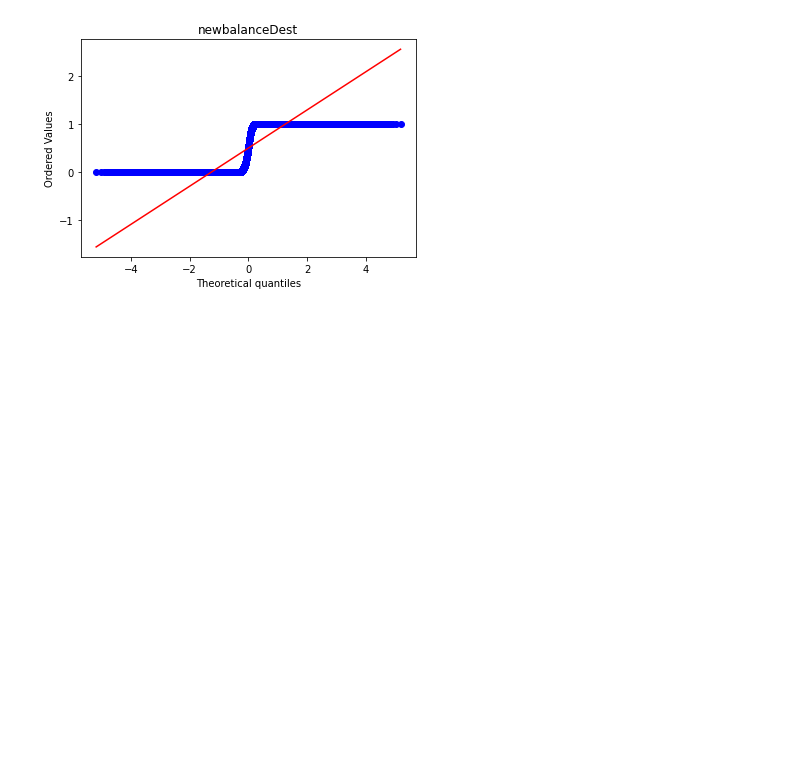
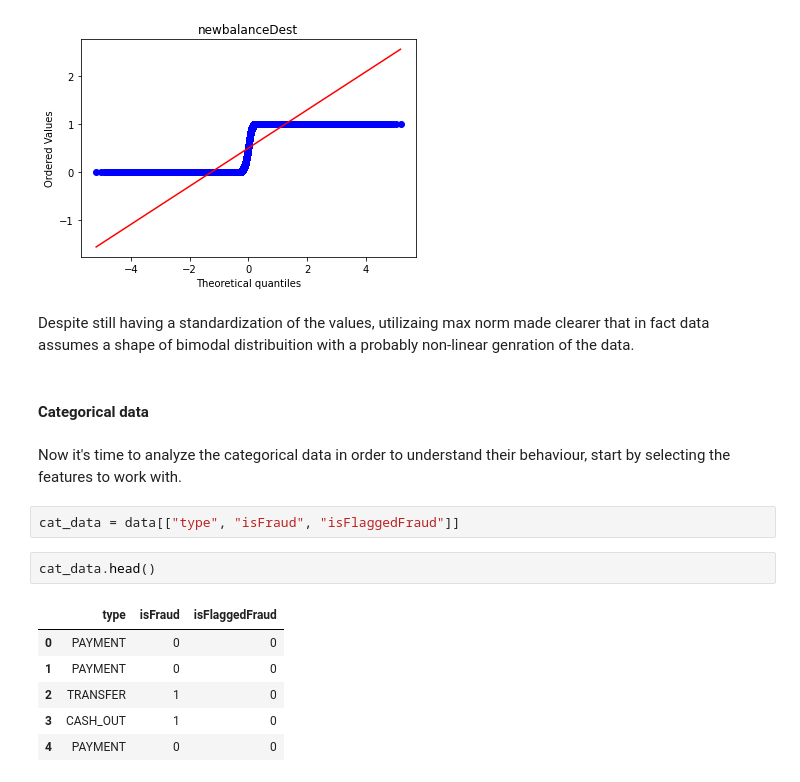
Before and after one commit to romulocrp/ml-projects, a Jupyter notebook: beg/online-payments-fraud-detection/project.ipynb, the cells around one changed output. Saved outputs shown, nothing was run; the diff lists cells and outputs as text; blank space fills up the shorter version.

Commit message:
Fixed typos, reestructure the content and univariate categorical analysis.

```diff
--- a/beg/online-payments-fraud-detection/project.ipynb
+++ b/beg/online-payments-fraud-detection/project.ipynb
@@ -369,3 +369,20 @@ for column in columns:
 [figure]
 [figure]
 [figure]
+# %% [markdown]
+Despite still having a standardization of the values, utilizaing max norm made clearer that in fact data assumes a shape of bimodal distribuition with a probably non-linear genration of the data.
+# %% [markdown]
+#### Categorical data
+# %% [markdown]
+Now it's time to analyze the categorical data in order to understand their behaviour, start by selecting the features to work with.
+# %%
+cat_data = data[["type", "isFraud", "isFlaggedFraud"]]
+# %%
+cat_data.head()
+# %% [output]
+|  | type | isFraud | isFlaggedFraud |
+| 0 | PAYMENT | 0 | 0 |
+| 1 | PAYMENT | 0 | 0 |
+| 2 | TRANSFER | 1 | 0 |
+| 3 | CASH_OUT | 1 | 0 |
+| 4 | PAYMENT | 0 | 0 |
```
Also changed, not shown: parts of 17 cells of this notebook.
